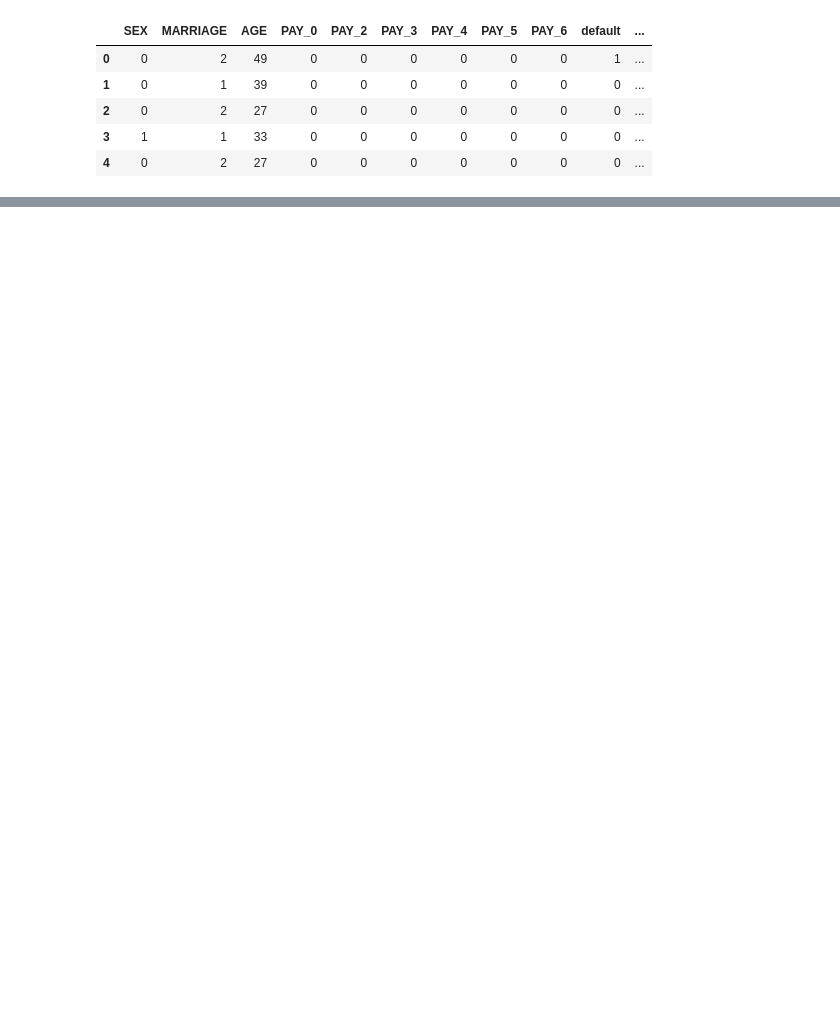
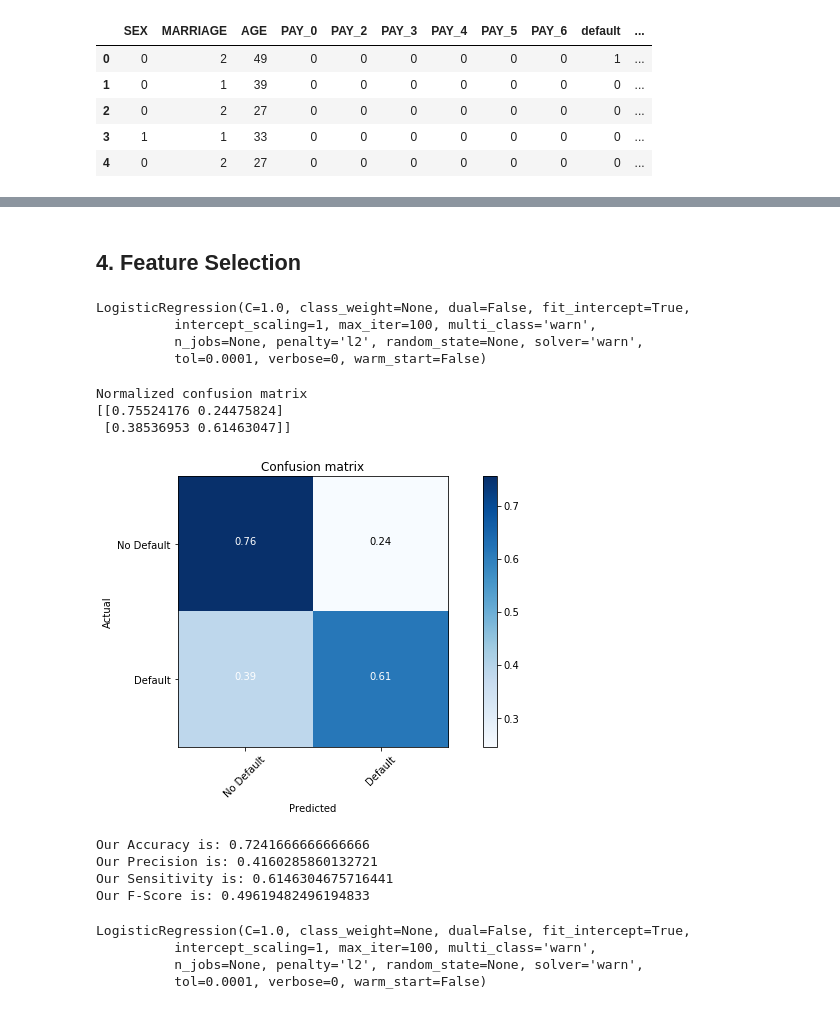
Before and after one commit to Pietrassyk/P_4_2_Risk_Classification, a Jupyter notebook: classification-assessment-mini-project.ipynb, the cells around one changed output, grey strips where cells are left out. Saved outputs shown, nothing was run; the diff lists cells and outputs as text; code cells hidden in the pictures; blank space fills up the shorter version.

Commit message:
Try first models

```diff
--- a/classification-assessment-mini-project.ipynb
+++ b/classification-assessment-mini-project.ipynb
@@ -307,0 +459,11 @@ X_train = pd.DataFrame(scaler.transform(X_train), columns = list(X_train.columns
+# %%
+#define our Dataset
+X = df[base_features]
+
+#fit scaler
+linear_scaler = StandardScaler()
+linear_scaler.fit(X_train_lin)
+
+#apply the scaling
+X_train_lin = pd.DataFrame(linear_scaler.transform(X_train_lin), columns = X_train_lin.columns)
+X_test_lin = pd.DataFrame(linear_scaler.transform(X_test_lin), columns = X_train_lin.columns)
@@ -307,0 +479,5 @@ X_train = pd.DataFrame(scaler.transform(X_train), columns = list(X_train.columns
+# %% [markdown]
+## 4. Feature Selection
+# %%
+#
+model_results = {}
@@ -307,0 +486,25 @@ X_train = pd.DataFrame(scaler.transform(X_train), columns = list(X_train.columns
+# %%
+# linear base_model
+features = base_features
+X_train = X_train_lin[features]
+X_test = X_test_lin[features]
+# %%
+logR_base = LogisticRegression()
+logR_base.fit(X_train, y_train)
+# %% [output]
+LogisticRegression(C=1.0, class_weight=None, dual=False, fit_intercept=True,
+          intercept_scaling=1, max_iter=100, multi_class='warn',
+          n_jobs=None, penalty='l2', random_state=None, solver='warn',
+          tol=0.0001, verbose=0, warm_start=False)
+# %%
+y_pred = logR_base.predict(X_test)
+model_results["logR_lin_base"] = evaluate_classifier(y_test,y_pred,normalize = True)
+# %% [output]
+Normalized confusion matrix
+[[0.75524176 0.24475824]
+ [0.38536953 0.61463047]]
+[figure, added]
+Our Accuracy is: 0.7241666666666666
+Our Precision is: 0.4160285860132721
+Our Sensitivity is: 0.6146304675716441
+Our F-Score is: 0.49619482496194833
@@ -307,0 +516,8 @@ X_train = pd.DataFrame(scaler.transform(X_train), columns = list(X_train.columns
+# %%
+logR_base_poly = LogisticRegression()
+logR_base_poly.fit(X_train, y_train)
+# %% [output]
+LogisticRegression(C=1.0, class_weight=None, dual=False, fit_intercept=True,
+          intercept_scaling=1, max_iter=100, multi_class='warn',
+          n_jobs=None, penalty='l2', random_state=None, solver='warn',
+          tol=0.0001, verbose=0, warm_start=False)
```
Also changed, not shown: parts of 64 cells of this notebook.
